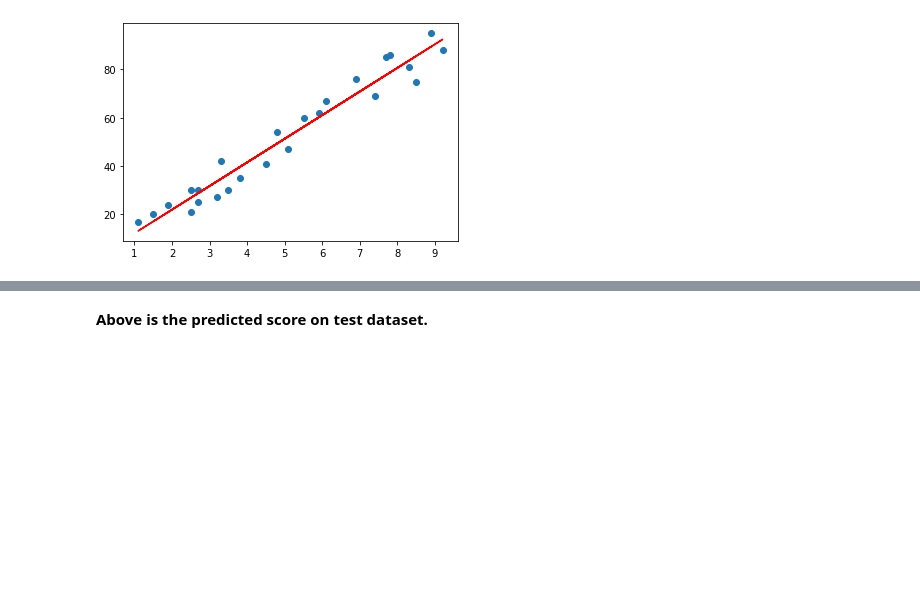
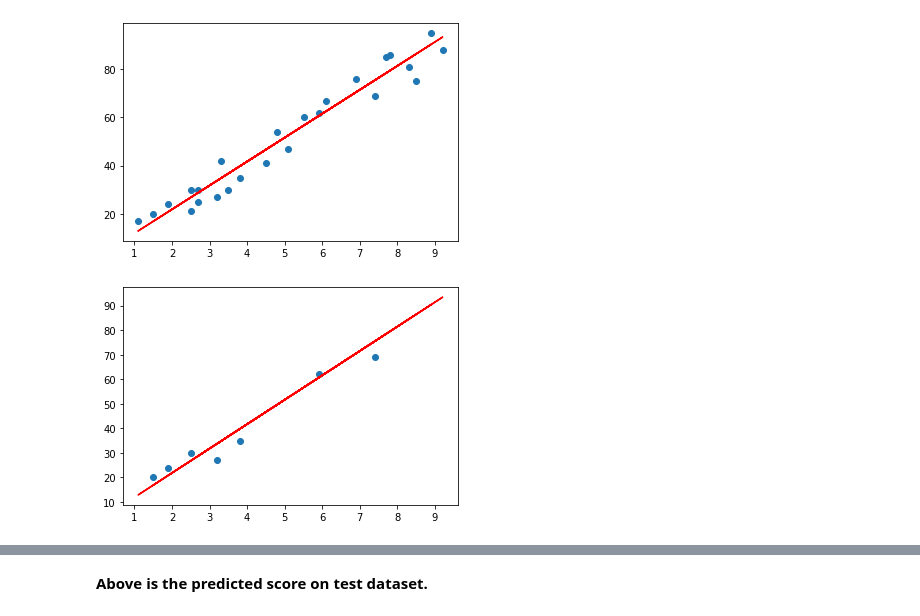
Before and after one commit to archydixit/Grip_Task_1, a Jupyter notebook: sol_task_1.ipynb, the cells around one changed output, grey strips where cells are left out. Saved outputs shown, nothing was run; the diff lists cells and outputs as text; code cells hidden in the pictures; blank space fills up the shorter version.

```diff
--- a/sol_task_1.ipynb
+++ b/sol_task_1.ipynb
@@ -100,6 +118,15 @@ plt.plot(X, line, color="r");
 plt.show()
 # %% [output]
 [figure]
+# %%
+line = regression_model.coef_*X+regression_model.intercept_
+
+# Plotting for the test data
+plt.scatter(X_test, Y_test)
+plt.plot(X, line, color="r");
+plt.show()
+# %% [output]
+[figure, added]
 # %%
 print(X_test)
 ypred = regression_model.predict(X_test)
```
Also changed, not shown: parts of 23 cells of this notebook.
